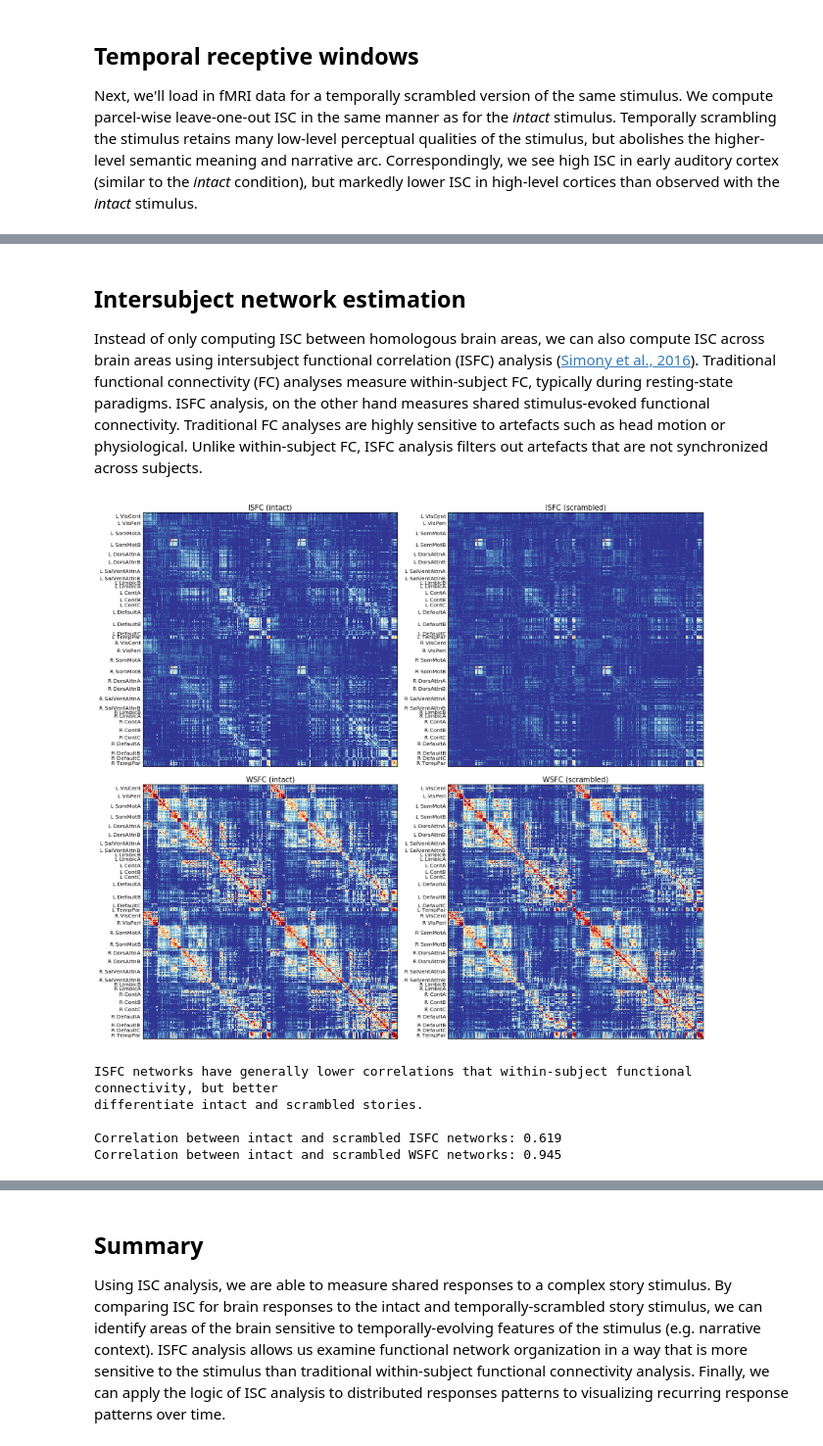
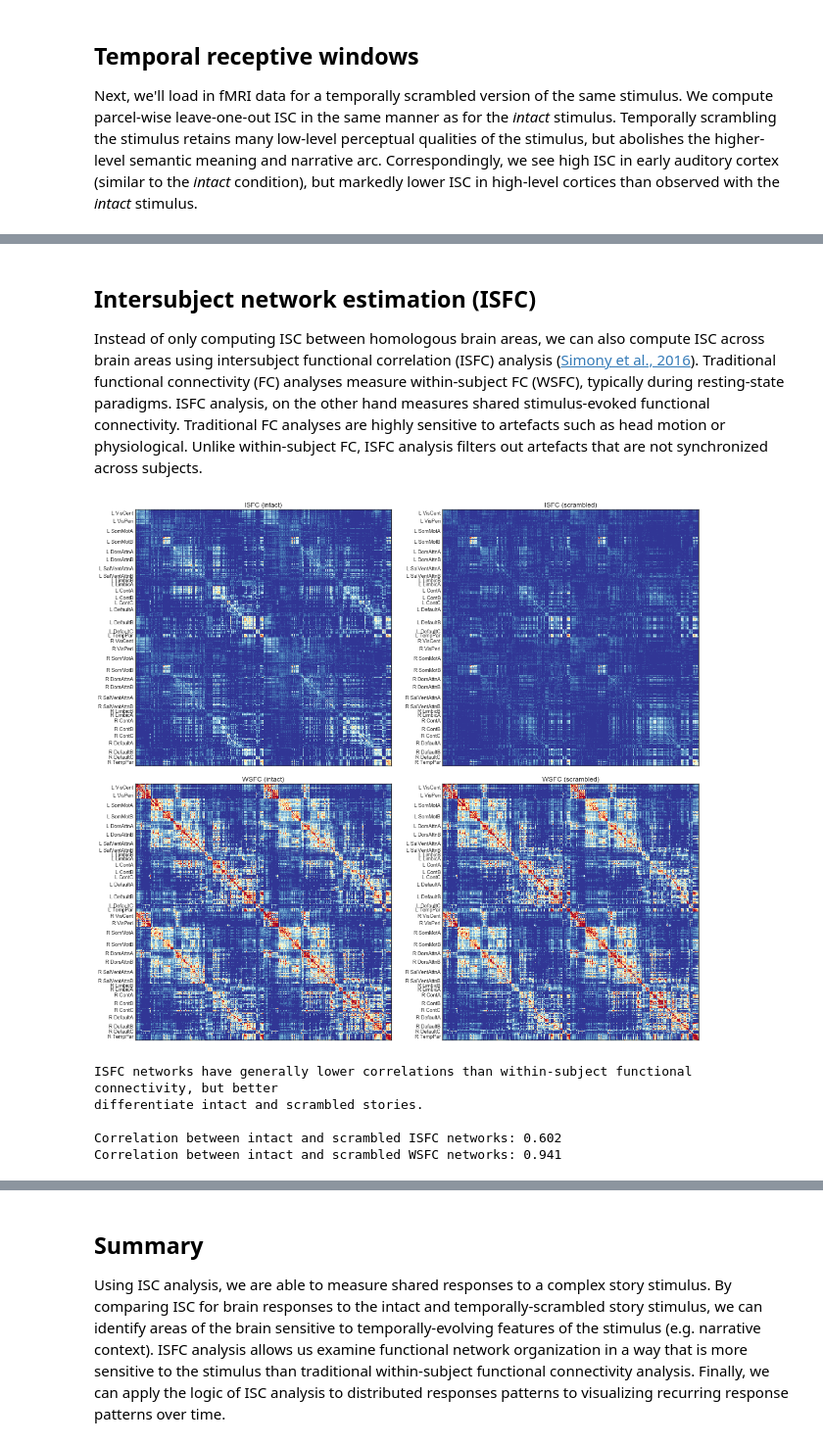
Before and after one commit to brainiak/brainiak-aperture, a Jupyter notebook: notebooks/isc/ISC.ipynb, the cells around one changed output, grey strips where cells are left out. Shown at 98% size. Cells and saved outputs as stored; diff of their text form; code cells hidden in the pictures.

```diff
--- a/notebooks/isc/ISC.ipynb
+++ b/notebooks/isc/ISC.ipynb
@@ -24,7 +56,7 @@ To explore ISC analysis, we use an fMRI dataset collected while participants lis
 # %%
-# Download example fMRI data and atlas from Zenodo
-intact_fns = sorted(glob('../../data/sub-*_task-notthefallintact_*bold.nii.gz'))
-atlas_fn = '../../data/Schaefer2018_400Parcels_17Networks_order_FSLMNI152_3mm.nii.gz'
+# Get filenames for example data and atlas
+intact_fns = sorted(glob('brainiak-aperture-isc-data/sub-*_task-notthefallintact_*bold.nii.gz'))
+atlas_fn = 'brainiak-aperture-isc-data/Schaefer2018_400Parcels_17Networks_order_FSLMNI152_3mm.nii.gz'
 
 # Load in the Schaefer 400-parcel atlas
 atlas_nii = nib.load(atlas_fn)
@@ -47,6 +79,10 @@ intact_iscs = isc(intact_parcels, pairwise=False,
                   summary_statistic='mean')
 # %%
 # Project intact parcel-wise ISC values onto brain
+sns.set(palette='colorblind')
+vmax = .6
+threshold = .1
+
 intact_img = np.zeros(atlas_img.shape)
 for i, parcel in enumerate(np.unique(atlas_img)[1:]):
     intact_img[atlas_img == parcel] = intact_iscs[i]
@@ -55,11 +91,11 @@ for i, parcel in enumerate(np.unique(atlas_img)[1:]):
 intact_nii = nib.Nifti1Image(intact_img, atlas_nii.affine, atlas_nii.header)
 
 # Plot intact ISCs to visualize superior temporal cortex
-plot_stat_map(intact_nii, cmap='RdYlBu_r', vmax=.6, threshold=.1,
+plot_stat_map(intact_nii, cmap='RdYlBu_r', vmax=vmax, threshold=threshold,
               title='mean ISC (intact condition)', cut_coords=(-57, -24, 9))
 
 # Plot intact ISCs to visualize posterior medial cortex
-plot_stat_map(intact_nii, cmap='RdYlBu_r', vmax=.6, threshold=.1,
+plot_stat_map(intact_nii, cmap='RdYlBu_r', vmax=vmax, threshold=threshold,
               cut_coords=(-3, -65, 40));
 plt.show()
 
@@ -77,7 +113,7 @@ auditory areas into higher-level areas including posterior medial cortex.
 Next, we'll load in fMRI data for a temporally scrambled version of the same stimulus. We compute parcel-wise leave-one-out ISC in the same manner as for the *intact* stimulus. Temporally scrambling the stimulus retains many low-level perceptual qualities of the stimulus, but abolishes the higher-level semantic meaning and narrative arc. Correspondingly, we see high ISC in early auditory cortex (similar to the *intact* condition), but markedly lower ISC in high-level cortices than observed with the *intact* stimulus.
 # %%
 # Load in scrambled functional data and compute parcel means
-scram_fns = sorted(glob('../../data/sub-*_task-notthefallshortscram_*bold.nii.gz'))
+scram_fns = sorted(glob('brainiak-aperture-isc-data/sub-*_task-notthefallshortscram_*bold.nii.gz'))
 scram_parcels = []
 for scram_fn in scram_fns:
     scram_data = nib.load(scram_fn).get_fdata()
@@ -118,8 +157,8 @@ print("For the scrambled story stimulus, we observe high ISC "
 For the scrambled story stimulus, we observe high ISC in early auditory
 areas, but reduced ISC in higher-level areas like posterior medial cortex.
 # %% [markdown]
-## Intersubject network estimation
-Instead of only computing ISC between homologous brain areas, we can also compute ISC across brain areas using intersubject functional correlation (ISFC) analysis ([Simony et al., 2016](https://doi.org/10.1038/ncomms12141)). Traditional functional connectivity (FC) analyses measure within-subject FC, typically during resting-state paradigms.  ISFC analysis, on the other hand measures shared stimulus-evoked functional connectivity. Traditional FC analyses are highly sensitive to artefacts such as head motion or physiological. Unlike within-subject FC, ISFC analysis filters out artefacts that are not synchronized across subjects.
+## Intersubject network estimation (ISFC)
+Instead of only computing ISC between homologous brain areas, we can also compute ISC across brain areas using intersubject functional correlation (ISFC) analysis ([Simony et al., 2016](https://doi.org/10.1038/ncomms12141)). Traditional functional connectivity (FC) analyses measure within-subject FC (WSFC), typically during resting-state paradigms.  ISFC analysis, on the other hand measures shared stimulus-evoked functional connectivity. Traditional FC analyses are highly sensitive to artefacts such as head motion or physiological. Unlike within-subject FC, ISFC analysis filters out artefacts that are not synchronized across subjects.
 # %%
 # Compute ISFC on intact data
 intact_isfcs = isfc(intact_parcels, pairwise=False,
@@ -144,7 +183,7 @@ scram_fcs = fisher_mean([np.corrcoef(s) for s in scram_parcels.T],
                         axis=0)
 # %%
 # Load in network labels
-label_fn = '../../data/Schaefer2018_400Parcels_17Networks_order.txt'
+label_fn = 'brainiak-aperture-isc-data/Schaefer2018_400Parcels_17Networks_order.txt'
 with open(label_fn) as f:
     networks = [' '.join((label.split('_')[1][0], label.split('_')[2]))
                 for label in f.readlines()]
@@ -159,39 +198,42 @@ network_idxs = [int(np.median([i for i, n in enumerate(networks)
                 for network in network_labels]
 # %%
 # Visualize ISFC/FC matrices for intact and scrambled conditions
-fig, axs = plt.subplots(2, 2, figsize=(14, 14))
+vmin, vmax = 0, .5
+sns.set_style('white')
+
+fig, axs = plt.subplots(2, 2, figsize=(18, 18))
 fc_mats = [intact_isfcs, scram_isfcs, intact_fcs, scram_fcs]
 fc_titles = ['ISFC (intact)', 'ISFC (scrambled)',
              'WSFC (intact)', 'WSFC (scrambled)']
 for ax, fc, t in zip(axs.flatten(), fc_mats, fc_titles):
-    ax.matshow(fc, vmax=.5, vmin=0, cmap='RdYlBu_r')
+    ax.matshow(fc, vmax=vmax, vmin=vmin, cmap='RdYlBu_r')
     ax.set_xlabel(t)
     ax.xaxis.set_label_position('top')
     ax.set_xticks([])
     ax.set_yticks(network_idxs)
     ax.set_yticklabels(network_labels)
-    ax.tick_params(axis='y', which='both', length=0, labelsize=7.5)
+    ax.tick_params(axis='y', which='both', length=0, labelsize=9)
 plt.subplots_adjust(hspace=0)
 plt.show()
 
 # High correlation between intact and scrambled
 # for within-subject functional connectivity
 fc_r = pearsonr(squareform(intact_fcs, checks=False),
                 squareform(scram_fcs, checks=False))[0]
 
 # ISFC is more distinct for intact and scrambed conditions
 isfc_r = pearsonr(squareform(intact_isfcs, checks=False),
                   squareform(scram_isfcs, checks=False))[0]
 
-print("ISFC networks have generally lower correlations that "
+print("ISFC networks have generally lower correlations than "
       "within-subject functional connectivity, but better\n"
       "differentiate intact and scrambled stories.\n")
 print(f"Correlation between intact and scrambled ISFC networks: {isfc_r:.3}")
 print(f"Correlation between intact and scrambled WSFC networks: {fc_r:.3}")
 # %% [output]
-[figure, old version]
+[figure, new version]
-ISFC networks have generally lower correlations that within-subject functional connectivity, but better
+ISFC networks have generally lower correlations than within-subject functional connectivity, but better
 differentiate intact and scrambled stories.
 
-Correlation between intact and scrambled ISFC networks: 0.619
-Correlation between intact and scrambled WSFC networks: 0.945
+Correlation between intact and scrambled ISFC networks: 0.602
+Correlation between intact and scrambled WSFC networks: 0.941
```
Also changed, not shown: parts of 12 cells of this notebook.
